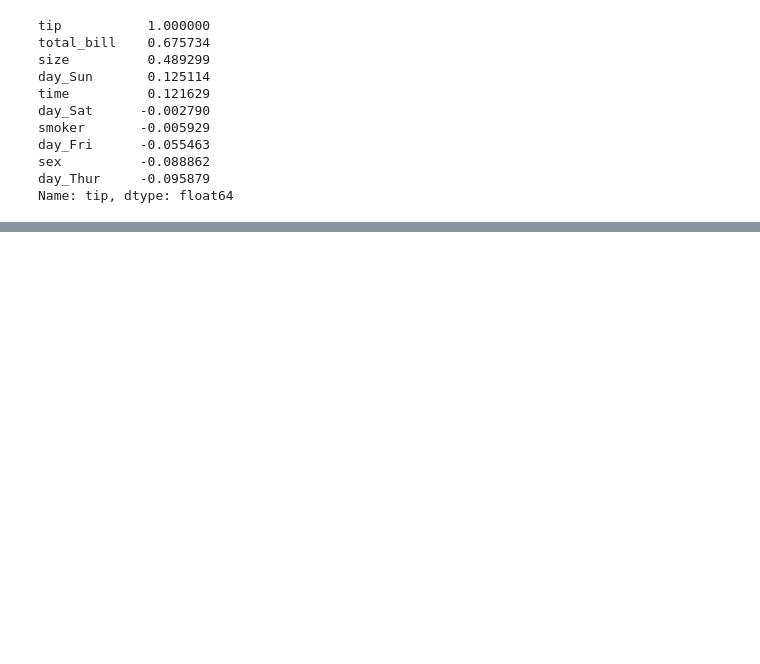
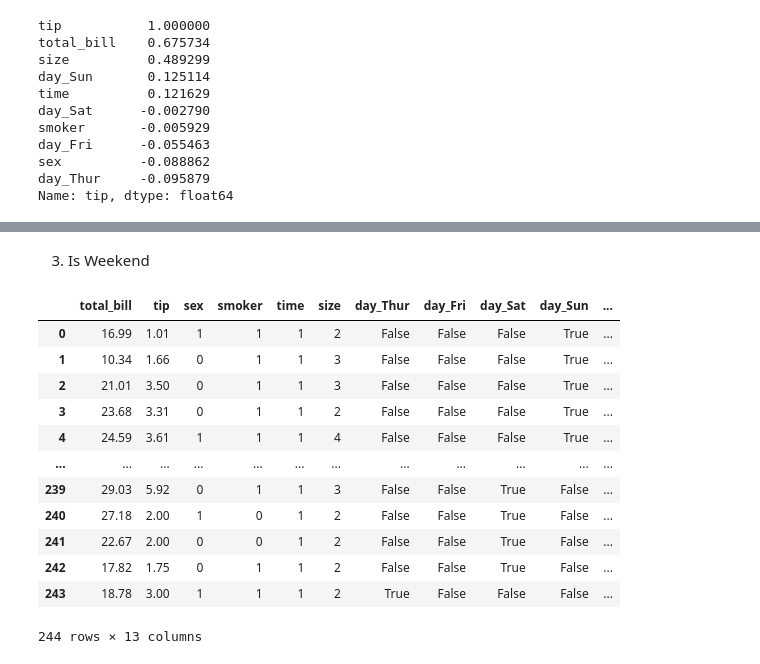
Before and after one commit to phroo02/tips, a Jupyter notebook: src/main.ipynb, the cells around one changed output, grey strips where cells are left out. Saved outputs shown, nothing was run; the diff lists cells and outputs as text; code cells hidden in the pictures; blank space fills up the shorter version.

```diff
--- a/src/main.ipynb
+++ b/src/main.ipynb
@@ -134,0 +193,19 @@ Name: tip, dtype: float64
+# %% [markdown]
+3. Is Weekend
+# %%
+tips_df['is_weekend'] = tips_df['day_Sat'] | tips_df['day_Sun']
+tips_df
+# %% [output]
+|  | total_bill | tip | sex | smoker | time | size | day_Thur | day_Fri | day_Sat | day_Sun | ... |
+| 0 | 16.99 | 1.01 | 1 | 1 | 1 | 2 | False | False | False | True | ... |
+| 1 | 10.34 | 1.66 | 0 | 1 | 1 | 3 | False | False | False | True | ... |
+| 2 | 21.01 | 3.50 | 0 | 1 | 1 | 3 | False | False | False | True | ... |
+| 3 | 23.68 | 3.31 | 0 | 1 | 1 | 2 | False | False | False | True | ... |
+| 4 | 24.59 | 3.61 | 1 | 1 | 1 | 4 | False | False | False | True | ... |
+| ... | ... | ... | ... | ... | ... | ... | ... | ... | ... | ... | ... |
+| 239 | 29.03 | 5.92 | 0 | 1 | 1 | 3 | False | False | True | False | ... |
+| 240 | 27.18 | 2.00 | 1 | 0 | 1 | 2 | False | False | True | False | ... |
+| 241 | 22.67 | 2.00 | 0 | 0 | 1 | 2 | False | False | True | False | ... |
+| 242 | 17.82 | 1.75 | 0 | 1 | 1 | 2 | False | False | True | False | ... |
+| 243 | 18.78 | 3.00 | 1 | 1 | 1 | 2 | True | False | False | False | ... |
+244 rows × 13 columns
```
Also changed, not shown: parts of 23 cells of this notebook, 1 other file.
